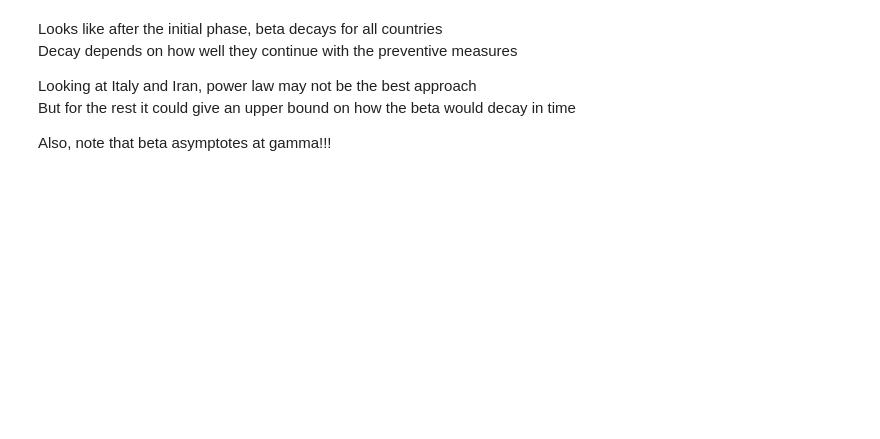
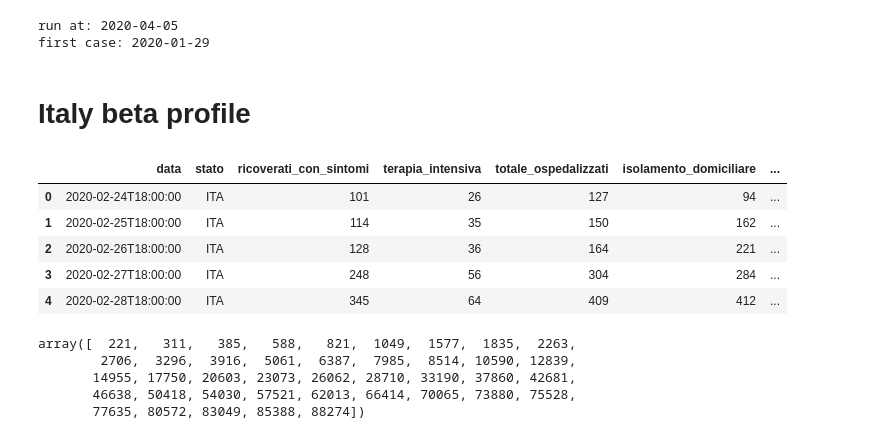
Before and after one commit to facebookresearch/covid19_spread, a Jupyter notebook: sir_variations/beta_stats.ipynb, the cells around one changed output. Drawn from its saved outputs; the diff is of its cells as text; code cells hidden in the pictures; blank space fills up the shorter version.

```diff
--- a/sir_variations/beta_stats.ipynb
+++ b/sir_variations/beta_stats.ipynb
@@ -164,9 +9,29 @@ plt.show()
-# %% [markdown]
-Looks like after the initial phase, beta decays for all countries
-Decay depends on how well they continue with the preventive measures
-
-
-Looking at Italy and Iran, power law may not be the best approach
-But for the rest it could give an upper bound on how the beta would decay in time
-
-Also, note that beta asymptotes at gamma!!!
+# %%
+link = 'https://raw.githubusercontent.com/pcm-dpc/COVID-19/master/dati-andamento-nazionale/dpc-covid19-ita-andamento-nazionale.csv'
+data = pd.read_csv(link)
+print('run at: {}'.format(datetime.date.today()))
+print('first case: 2020-01-29') # first case in Italy is January 29
+days = 65 # give or take...
+# %% [output]
+run at: 2020-04-05
+first case: 2020-01-29
+# %% [markdown]
+# Italy beta profile
+# %%
+data.head()
+# %% [output]
+|  | data | stato | ricoverati_con_sintomi | terapia_intensiva | totale_ospedalizzati | isolamento_domiciliare | ... |
+| 0 | 2020-02-24T18:00:00 | ITA | 101 | 26 | 127 | 94 | ... |
+| 1 | 2020-02-25T18:00:00 | ITA | 114 | 35 | 150 | 162 | ... |
+| 2 | 2020-02-26T18:00:00 | ITA | 128 | 36 | 164 | 221 | ... |
+| 3 | 2020-02-27T18:00:00 | ITA | 248 | 56 | 304 | 284 | ... |
+| 4 | 2020-02-28T18:00:00 | ITA | 345 | 64 | 409 | 412 | ... |
+# %%
+I = data['totale_positivi'].values
+I
+# %% [output]
+array([  221,   311,   385,   588,   821,  1049,  1577,  1835,  2263,
+        2706,  3296,  3916,  5061,  6387,  7985,  8514, 10590, 12839,
+       14955, 17750, 20603, 23073, 26062, 28710, 33190, 37860, 42681,
+       46638, 50418, 54030, 57521, 62013, 66414, 70065, 73880, 75528,
+       77635, 80572, 83049, 85388, 88274])
```
Also changed, not shown: parts of 28 cells of this notebook.
